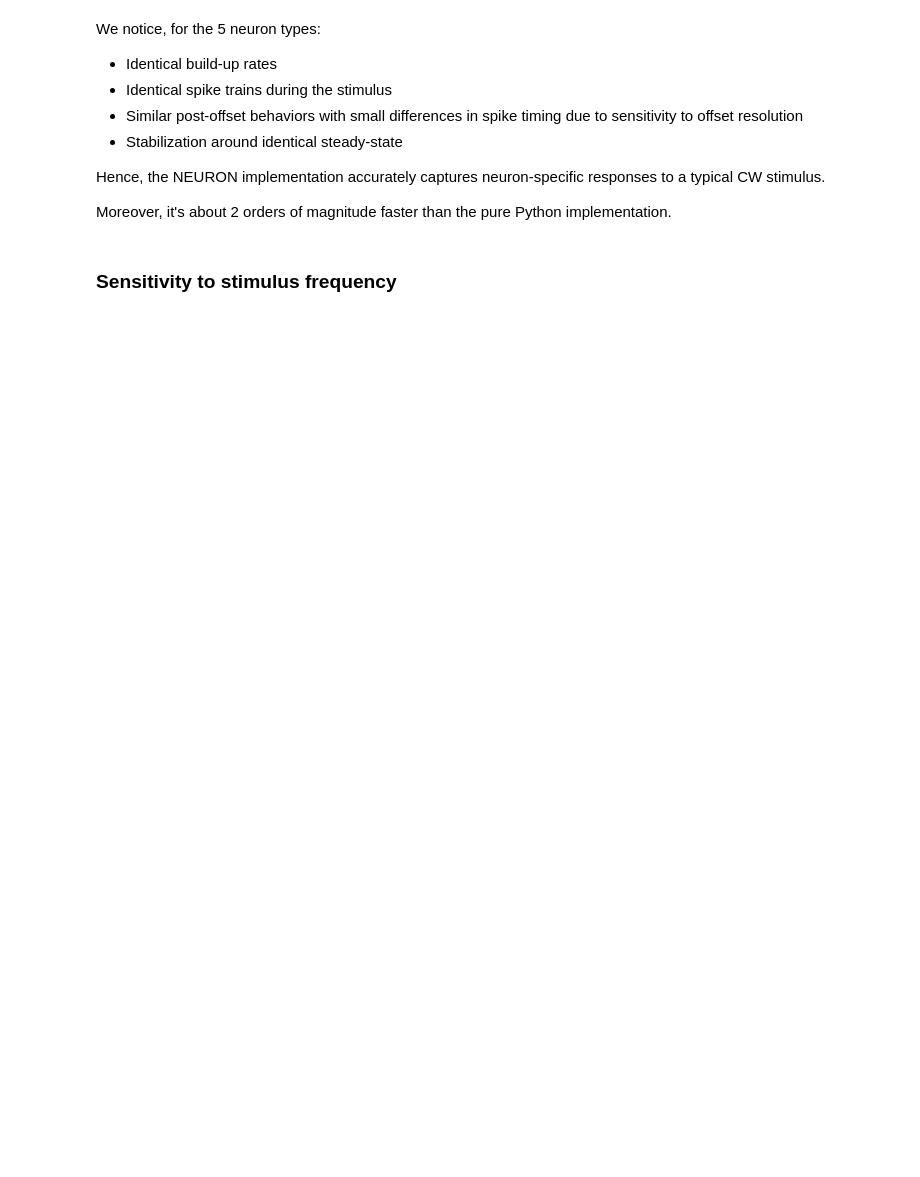
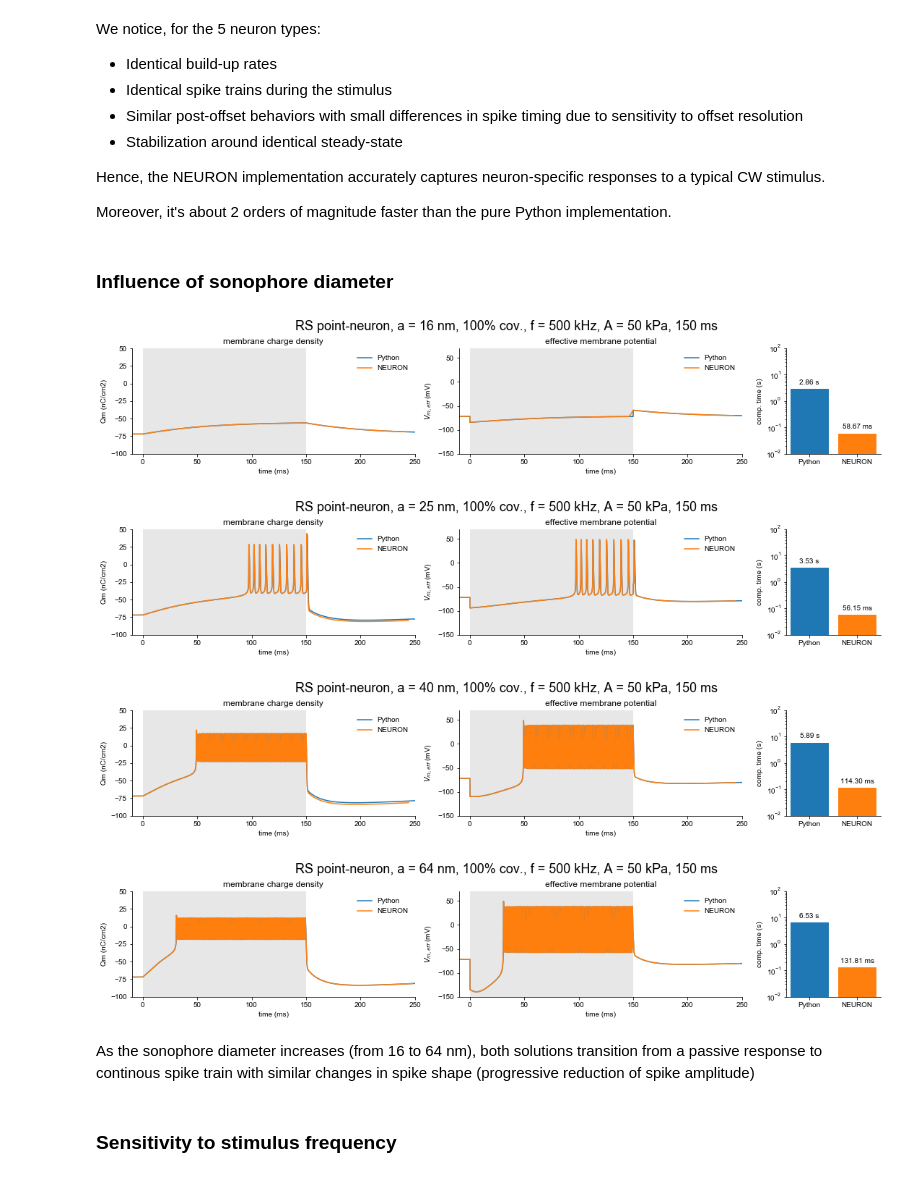
Before and after one commit to tjjlemaire/MorphoSONIC, a Jupyter notebook: notebooks/SONIC 0D - Python vs NEURON.ipynb, the cells around one changed output. Cells and saved outputs as stored; diff of their text form; code cells hidden in the pictures; blank space fills up the shorter version.

```diff
--- a/notebooks/SONIC 0D - Python vs NEURON.ipynb
+++ b/notebooks/SONIC 0D - Python vs NEURON.ipynb
@@ -90,6 +90,18 @@ We notice, for the 5 neuron types:
 Hence, the NEURON implementation accurately captures neuron-specific responses to a typical CW stimulus.
 
 Moreover, it's about 2 orders of magnitude faster than the pure Python implementation.
+# %% [markdown]
+### Influence of sonophore diameter
+# %%
+for a_range in np.logspace(np.log10(16.0), np.log10(64.0), 4) * 1e-9:
+    fig = compareAStim(neuron, a_range, Fdrive, Adrive, tstim, toffset, PRF, DC)
+# %% [output]
+[figure, added]
+[figure, added]
+[figure, added]
+[figure, added]
+# %% [markdown]
+As the sonophore diameter increases (from 16 to 64 nm), both solutions transition from a passive response to continous spike train with similar changes in spike shape (progressive reduction of spike amplitude)
 # %% [markdown]
 ### Sensitivity to stimulus frequency
 # %%
```
Also changed, not shown: parts of 6 cells of this notebook, 23 other files.
